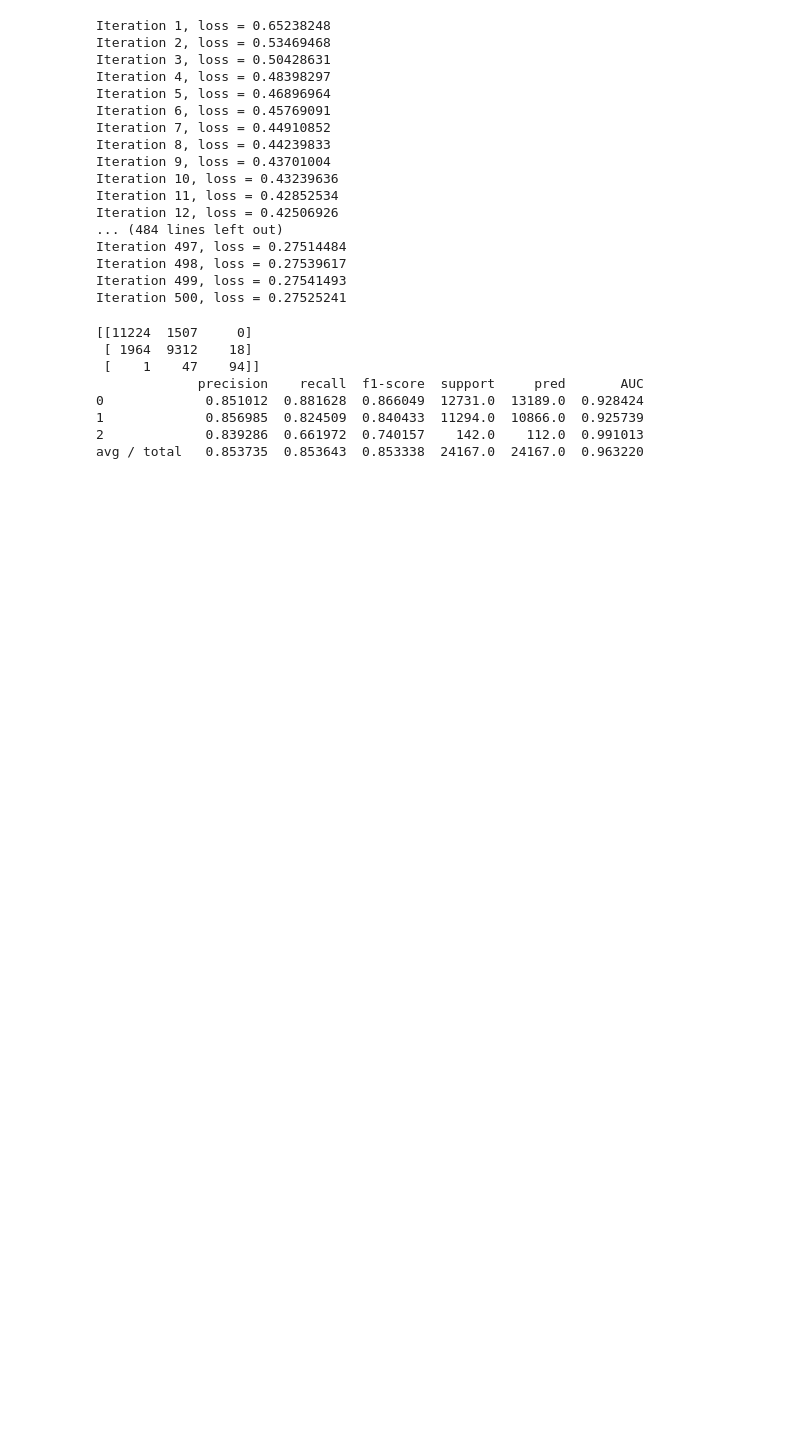
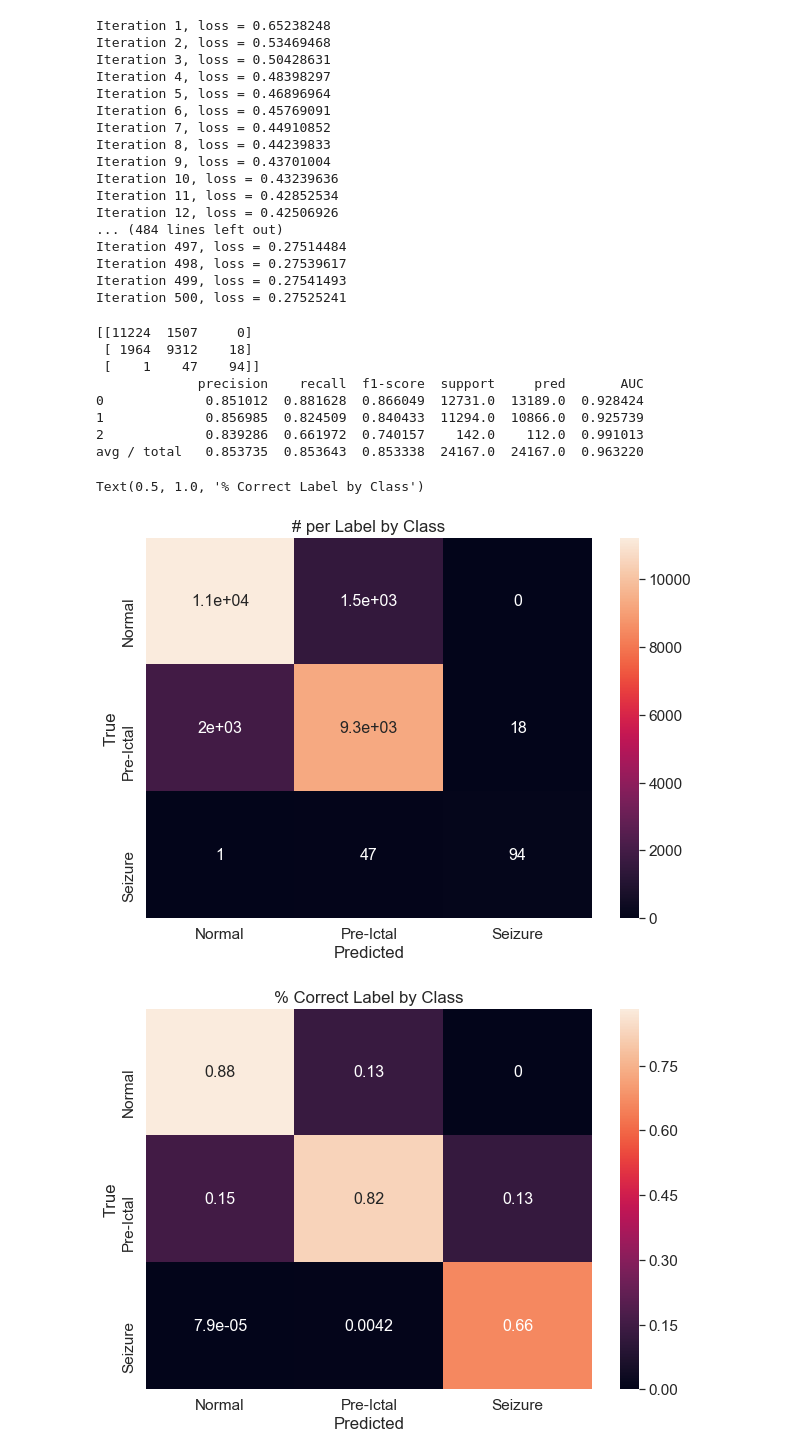
Before and after one commit to senane/ADELPHI, a Jupyter notebook: tensorflow_mlpclassifier.ipynb, the cells around one changed output. Saved outputs shown, nothing was run; the diff lists cells and outputs as text; code cells hidden in the pictures; blank space fills up the shorter version.

Commit message:
Added some nifty visualizations of the confusion matrix.

```diff
--- a/tensorflow_mlpclassifier.ipynb
+++ b/tensorflow_mlpclassifier.ipynb
@@ -221,3 +216,39 @@ print(report_w_auc)
 1             0.856985  0.824509  0.840433  11294.0  10866.0  0.925739
 2             0.839286  0.661972  0.740157    142.0    112.0  0.991013
 avg / total   0.853735  0.853643  0.853338  24167.0  24167.0  0.963220
+# %%
+"""A confusion matrix shows C{i,j},
+the number of predictions known to be in group i
+but predicted to be in group j."""
+cm = confusion_matrix(y_test, y_pred)
+
+float_formatter = lambda x: "%.2f" % x
+np.set_printoptions(formatter={'float_kind':float_formatter})
+np.set_printoptions(precision=2)
+# Plot raw confusion matrix.
+df_cm = pd.DataFrame(cm, index = ["Normal","Pre-Ictal","Seizure"],
+                         columns = ["Normal","Pre-Ictal","Seizure"])
+plt.figure(figsize = (10,7))
+sn.set(font_scale=1.4)
+sn.heatmap(df_cm, annot=True,annot_kws={"size":16})
+plt.xlabel('Predicted')
+plt.ylabel('True')
+plt.title('# per Label by Class')
+
+
+# Normalize confusion matrix.
+cm = cm / (cm.astype(np.float).sum(axis=1))
+
+# Plot the percentages of correct/incorrect label by class.
+df_cm = pd.DataFrame(cm, index = ["Normal","Pre-Ictal","Seizure"],
+                         columns = ["Normal","Pre-Ictal","Seizure"])
+plt.figure(figsize = (10,7))
+sn.set(font_scale=1.4)
+sn.heatmap(df_cm, annot=True,annot_kws={"size":16})
+plt.xlabel('Predicted')
+plt.ylabel('True')
+plt.title('% Correct Label by Class')
+# %% [output]
+Text(0.5, 1.0, '% Correct Label by Class')
+[figure, added]
+[figure, added]
```
Also changed, not shown: parts of 3 cells of this notebook.
